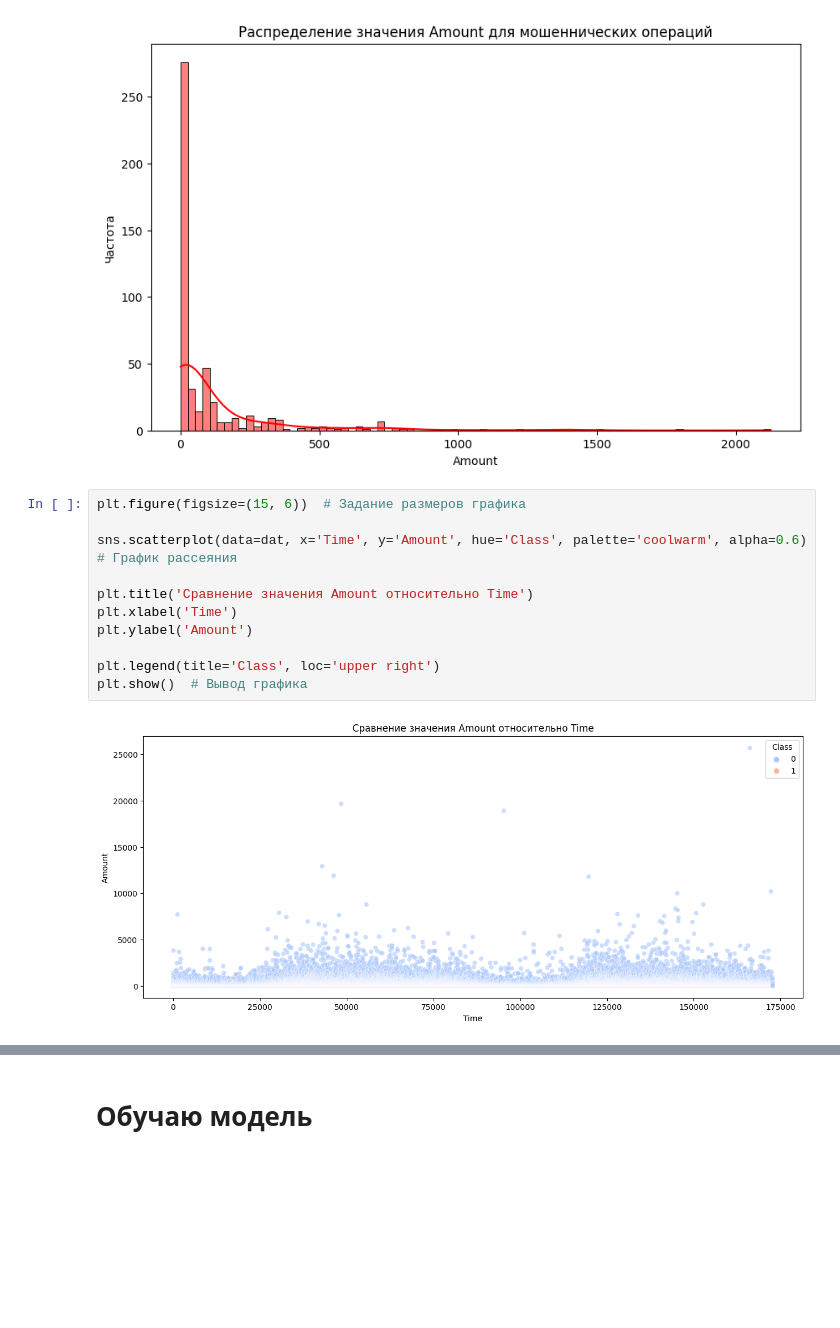
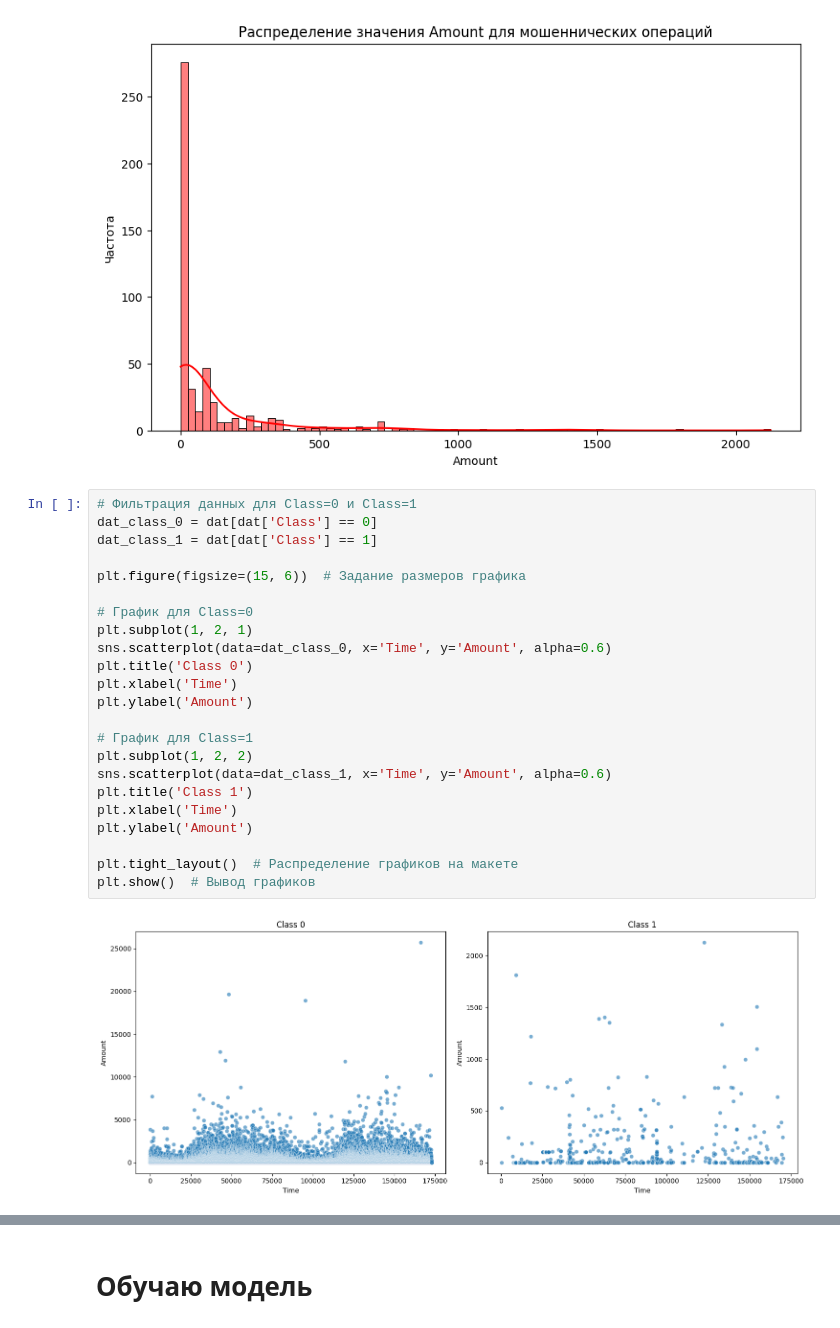
Before and after one commit to ABCeti/DSIS, a Jupyter notebook: Credit Card Fraud Detection.ipynb, the cells around one changed output, grey strips where cells are left out. Cells and saved outputs as stored; diff of their text form; blank space fills up the shorter version.

```diff
--- a/Credit Card Fraud Detection.ipynb
+++ b/Credit Card Fraud Detection.ipynb
@@ -128,16 +128,28 @@ plt.ylabel('Частота')
 plt.show()  # Вывод графика
 # %% [output]
 [figure]
-# %%
-plt.figure(figsize=(15, 6))  # Задание размеров графика
-
-sns.scatterplot(data=dat, x='Time', y='Amount', hue='Class', palette='coolwarm', alpha=0.6)  # График рассеяния
-
-plt.title('Сравнение значения Amount относительно Time')
-plt.xlabel('Time')
-plt.ylabel('Amount')
-
-plt.legend(title='Class', loc='upper right')
-plt.show()  # Вывод графика
-# %% [output]
-[figure, removed]
+# %%
+# Фильтрация данных для Class=0 и Class=1
+dat_class_0 = dat[dat['Class'] == 0]
+dat_class_1 = dat[dat['Class'] == 1]
+
+plt.figure(figsize=(15, 6))  # Задание размеров графика
+
+# График для Class=0
+plt.subplot(1, 2, 1)
+sns.scatterplot(data=dat_class_0, x='Time', y='Amount', alpha=0.6)
+plt.title('Class 0')
+plt.xlabel('Time')
+plt.ylabel('Amount')
+
+# График для Class=1
+plt.subplot(1, 2, 2)
+sns.scatterplot(data=dat_class_1, x='Time', y='Amount', alpha=0.6)
+plt.title('Class 1')
+plt.xlabel('Time')
+plt.ylabel('Amount')
+
+plt.tight_layout()  # Распределение графиков на макете
+plt.show()  # Вывод графиков
+# %% [output]
+[figure, added]
```
Also changed, not shown: parts of 3 cells of this notebook.
